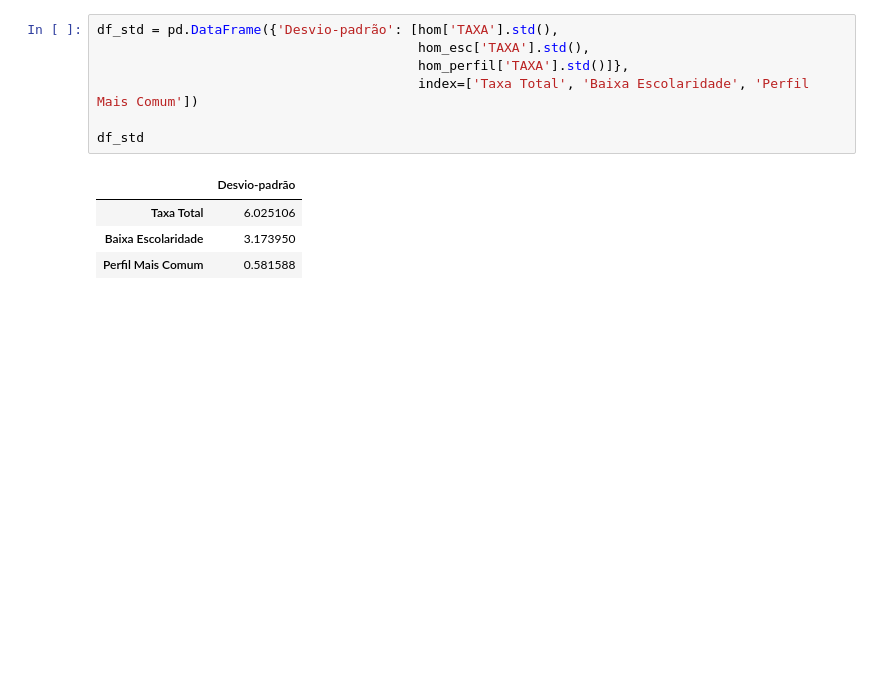
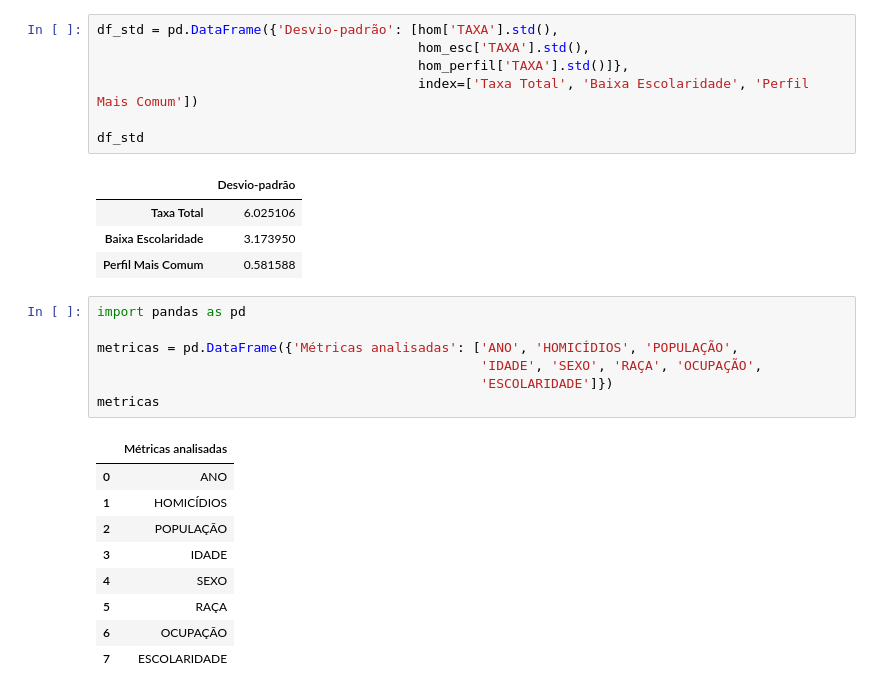
Before and after one commit to iagonmic/taxa-homicidio-pb, a Jupyter notebook: analise.ipynb, the cells around one changed output. Cells and saved outputs as stored; diff of their text form; blank space fills up the shorter version.

```diff
--- a/analise.ipynb
+++ b/analise.ipynb
@@ -657,3 +681,20 @@ df_std
 | Taxa Total | 6.025106 |
 | Baixa Escolaridade | 3.173950 |
 | Perfil Mais Comum | 0.581588 |
+# %%
+import pandas as pd
+
+metricas = pd.DataFrame({'Métricas analisadas': ['ANO', 'HOMICÍDIOS', 'POPULAÇÃO',
+                                                 'IDADE', 'SEXO', 'RAÇA', 'OCUPAÇÃO',
+                                                 'ESCOLARIDADE']})
+metricas
+# %% [output]
+|  | Métricas analisadas |
+| 0 | ANO |
+| 1 | HOMICÍDIOS |
+| 2 | POPULAÇÃO |
+| 3 | IDADE |
+| 4 | SEXO |
+| 5 | RAÇA |
+| 6 | OCUPAÇÃO |
+| 7 | ESCOLARIDADE |
```
Also changed, not shown: parts of 2 cells of this notebook, 1 other file.
